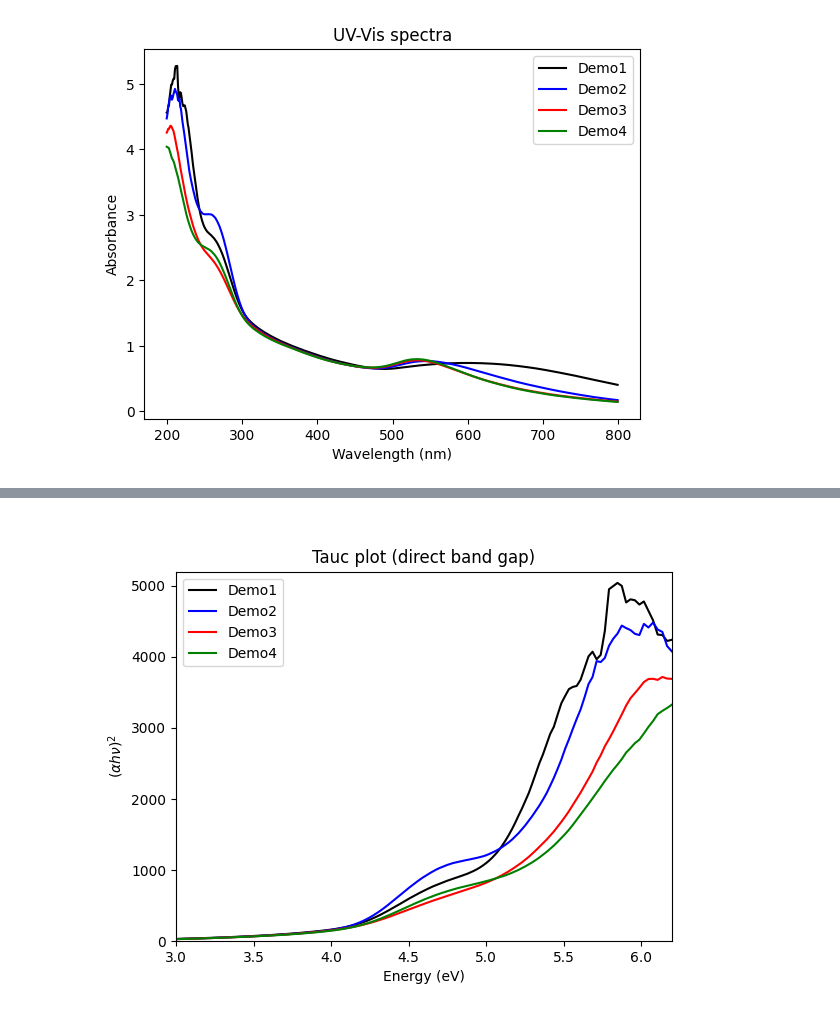
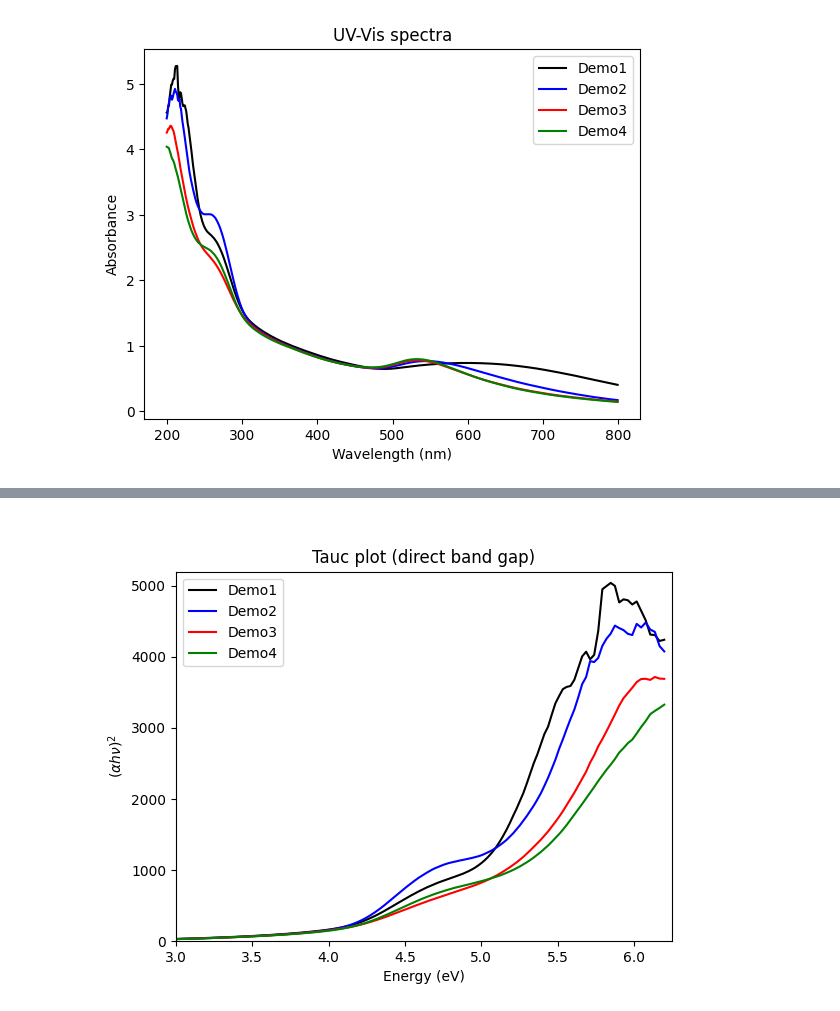
Before and after one commit to VolHC/Lab_plot_tutorial, a Jupyter notebook: Basic_plot/notebooks/lesson_two.ipynb, the cells around one changed output, grey strips where cells are left out. Saved outputs shown, nothing was run; the diff lists cells and outputs as text; code cells hidden in the pictures.

```diff
--- a/Basic_plot/notebooks/lesson_two.ipynb
+++ b/Basic_plot/notebooks/lesson_two.ipynb
@@ -37,3 +36,15 @@ uv
          7.98000e+02, 7.99000e+02],
         [4.04062e+00, 4.03239e+00, 4.02689e+00, ..., 1.45478e-01,
          1.44633e-01, 1.43786e-01]], shape=(2, 600))]
+# %%
+# Condition 2
+# Read data from local ascii type data.
+
+path = f'/Users/chen.bh/git/Lab_plot_tutorial/Basic_plot'
+
+fn = [f'{path}/demo_data/UV_demo-1.txt',
+      f'{path}/demo_data/UV_demo-2.txt',
+      f'{path}/demo_data/UV_demo-3.txt',
+      f'{path}/demo_data/UV_demo-4.txt',]
+
+fn
@@ -39,0 +56,10 @@ uv
+# %%
+# Condition 3
+# Using colab and read data from local ascii type data.
+
+from google.colab import files
+uploaded = files.upload()
+uploaded.keys()
+
+fn  = list(uploaded.keys())
+fn
@@ -163,35 +195,37 @@ def absorbance_to_tauc(wavelength_nm, absorbance, path_length_cm=1.0, transition
 
     # Exponent selection
     exponent = 2.0 if transition.lower().startswith('d') else 0.5
+    # print(exponent)
 
     # Tauc y quantity
     y_tauc = (alpha * hv) ** exponent
 
-    return hv, alpha, y_tauc
+    return hv, alpha, y_tauc,
 # %%
 # convert Absorbence to Tauc first
 # %matplotlib notebook
 %matplotlib widget
+plt.close()
 tauc_x = [absorbance_to_tauc(ar[0], ar[1])[0]
           for ar in uv]
 
 tauc_y = [absorbance_to_tauc(ar[0], ar[1])[2]
           for ar in uv]
 
 colors = ['k', 'b', 'r', 'g']
 lines  = ['-']*4
 symbol = ['']*4
 labels = ['Demo1', 'Demo2', 'Demo3', 'Demo4']
 
 for i in range(4):
     plt.plot(tauc_x[i], tauc_y[i], color=colors[i], marker=symbol[i], linestyle=lines[i], label=labels[i])
 
 plt.title("Tauc plot (direct band gap)")
 plt.xlabel('Energy (eV)')
 plt.ylabel(r"$(\alpha h\nu)^2$")
-plt.xlim(3,6.2)
+plt.xlim(3,6.25)
 plt.ylim(-0.1, 5200)
 plt.legend()
 plt.show()
 # %% [output]
-[figure, old version]
+[figure, new version]
```
Also changed, not shown: parts of 9 cells of this notebook.
